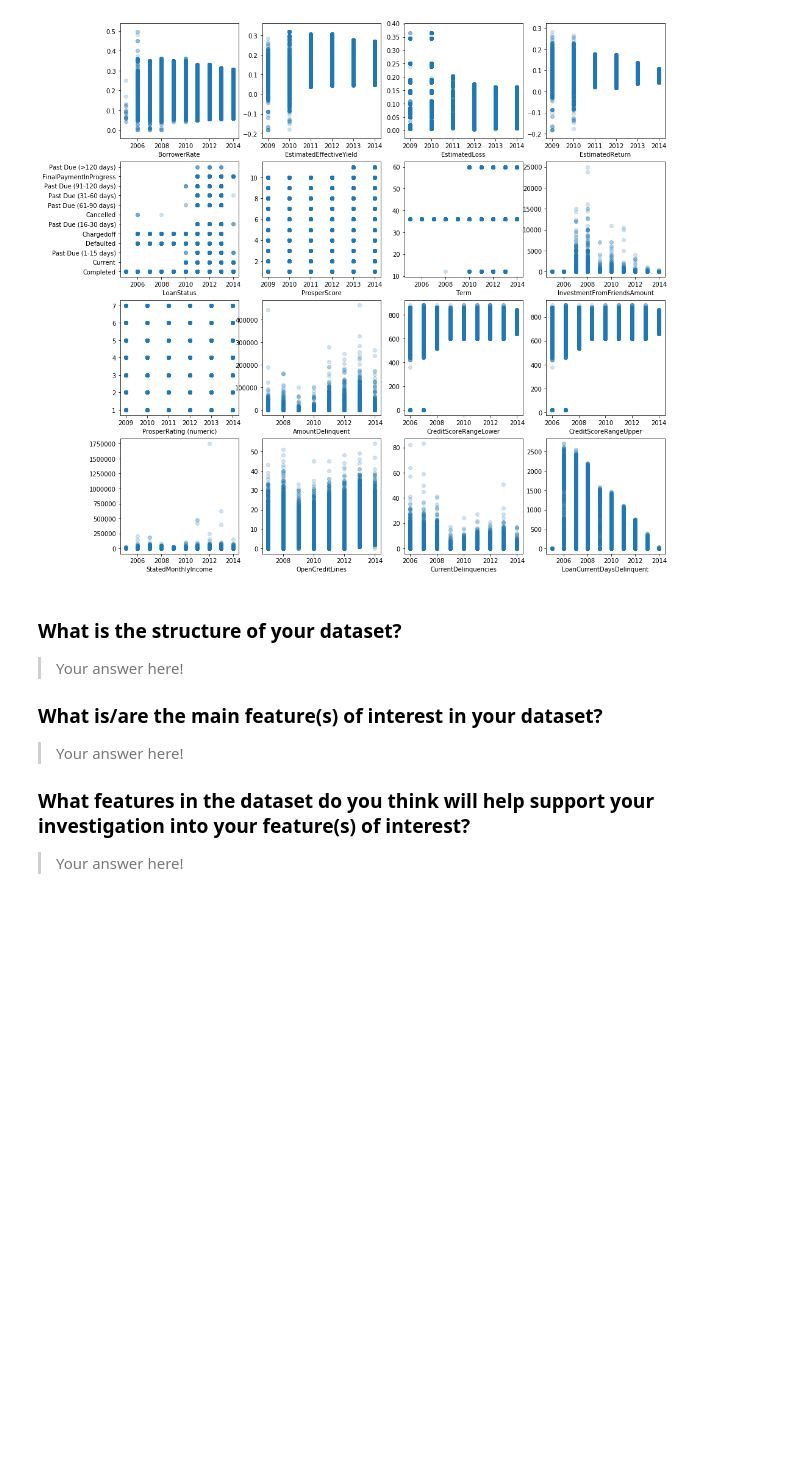
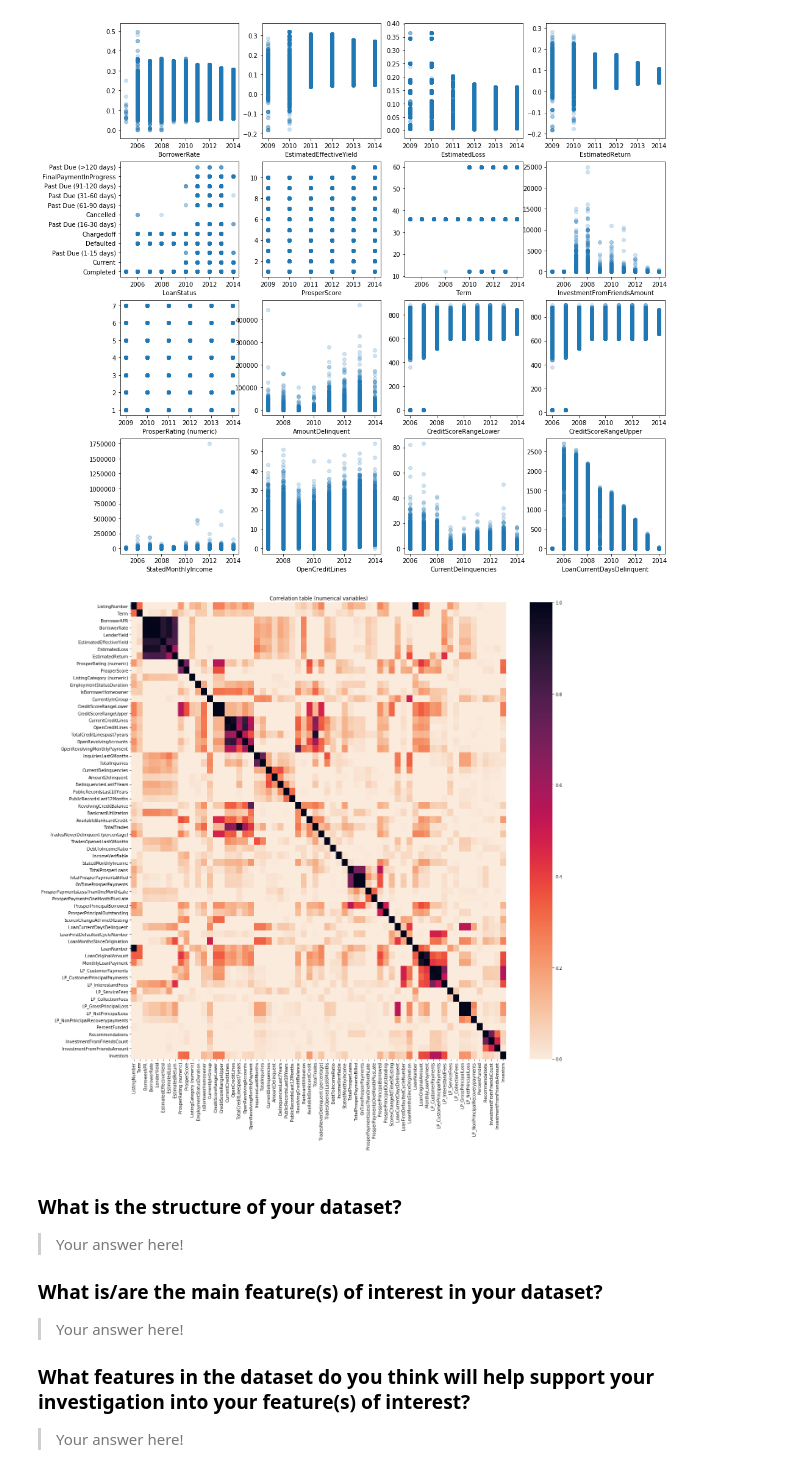
Before and after one commit to VilijaVait/data-analyst-udacity, a Jupyter notebook: projects/CommunicateData/ProsperLoanDataAnalysis.ipynb, the cells around one changed output. Cells and saved outputs as stored; diff of their text form; code cells hidden in the pictures; blank space fills up the shorter version.

Commit message:
feat: add master correlation heat map (ProsperLoans)

```diff
--- a/projects/CommunicateData/ProsperLoanDataAnalysis.ipynb
+++ b/projects/CommunicateData/ProsperLoanDataAnalysis.ipynb
@@ -78,6 +78,14 @@ for i in range(rows):
 plt.show()
 # %% [output]
 [figure]
+# %%
+#lets check correlations of all numeric variables
+#numeric = ['revenue_adj', 'popularity', 'runtime', 'vote_average', 'release_year', 'release_month', 'budget_adj']
+plt.figure(figsize=[20,20])
+sns.heatmap(df.corr(), cmap = 'rocket_r', vmin = 0)
+plt.title('Correlation table (numerical variables)');
+# %% [output]
+[figure, added]
 # %% [markdown]
 ### What is the structure of your dataset?
 
```
Also changed, not shown: parts of 1 cell of this notebook.
